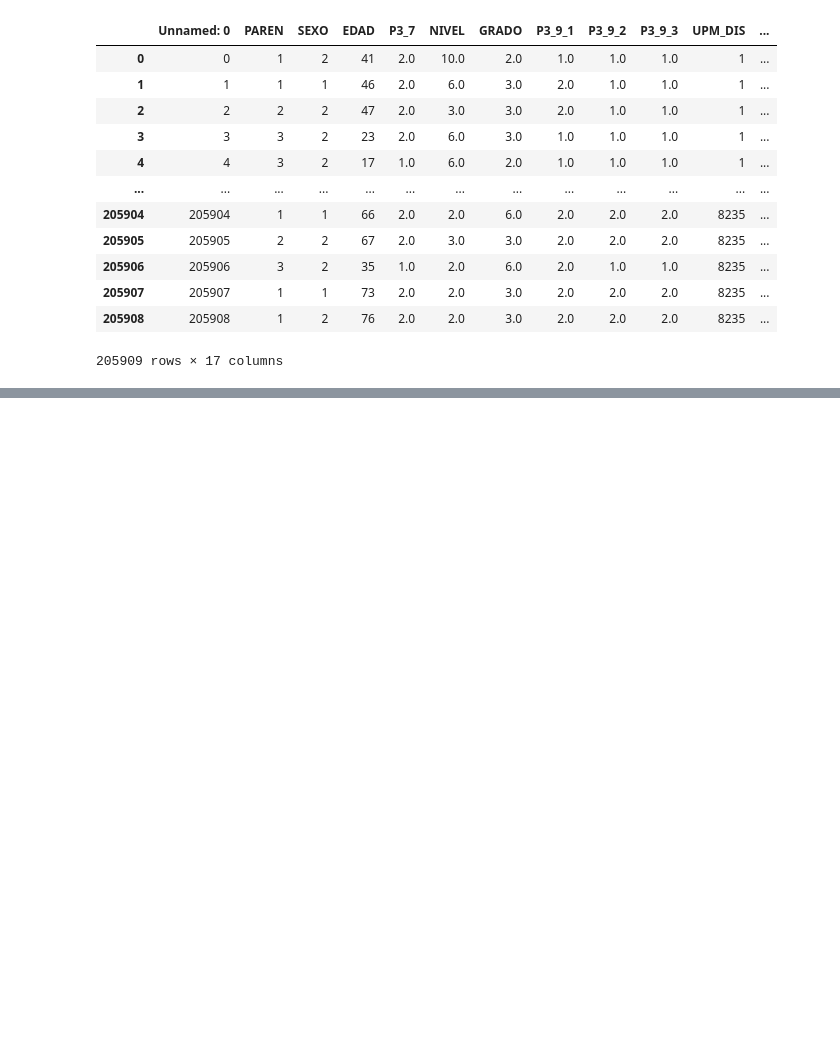
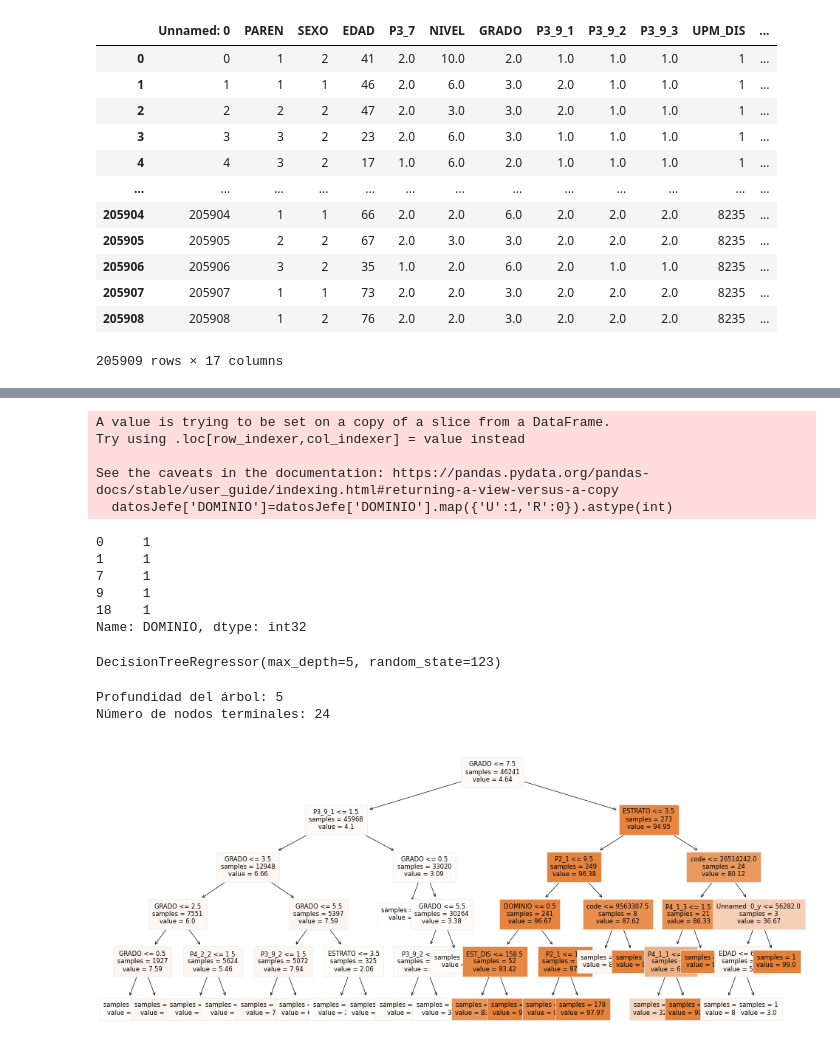
Before and after one commit to m5991/tecnologiaMexico, a Jupyter notebook: src/ProyectoFinal.ipynb, the cells around one changed output, grey strips where cells are left out. Drawn from its saved outputs; the diff is of its cells as text; code cells hidden in the pictures; blank space fills up the shorter version.

Commit message:
Actualización del notebook de scikit-learn con el modelo de árboles de desición

```diff
--- a/src/ProyectoFinal.ipynb
+++ b/src/ProyectoFinal.ipynb
@@ -124,0 +146,52 @@ X_test
+# %%
+datosJefe['DOMINIO']=datosJefe['DOMINIO'].map({'U':1,'R':0}).astype(int)
+# %% [output]
+A value is trying to be set on a copy of a slice from a DataFrame.
+Try using .loc[row_indexer,col_indexer] = value instead
+
+See the caveats in the documentation: https://pandas.pydata.org/pandas-docs/stable/user_guide/indexing.html#returning-a-view-versus-a-copy
+  datosJefe['DOMINIO']=datosJefe['DOMINIO'].map({'U':1,'R':0}).astype(int)
+# %%
+datosJefe['DOMINIO'].head()
+# %% [output]
+0     1
+1     1
+7     1
+9     1
+18    1
+Name: DOMINIO, dtype: int32
+# %%
+X_train, X_test, y_train, y_test = train_test_split(datosJefe.drop(['NIVEL'], axis=1),datosJefe['NIVEL'], random_state=123)
+
+# Creación del modelo
+# ------------------------------------------------------------------------------
+modelo = DecisionTreeRegressor(
+            max_depth         = 5,
+            random_state      = 123
+          )
+
+# Entrenamiento del modelo
+# ------------------------------------------------------------------------------
+modelo.fit(X_train, y_train)
+# %% [output]
+DecisionTreeRegressor(max_depth=5, random_state=123)
+# %%
+fig, ax = plt.subplots(figsize=(12, 5))
+
+print(f"Profundidad del árbol: {modelo.get_depth()}")
+print(f"Número de nodos terminales: {modelo.get_n_leaves()}")
+
+plot = plot_tree(
+            decision_tree = modelo,
+            feature_names = datosJefe.drop(columns = "NIVEL").columns,
+            class_names   = 'NIVEL',
+            filled        = True,
+            impurity      = False,
+            fontsize      = 6,
+            precision     = 2,
+            ax            = ax
+       )
+# %% [output]
+Profundidad del árbol: 5
+Número de nodos terminales: 24
+[figure, added]
```
Also changed, not shown: parts of 25 cells of this notebook.
